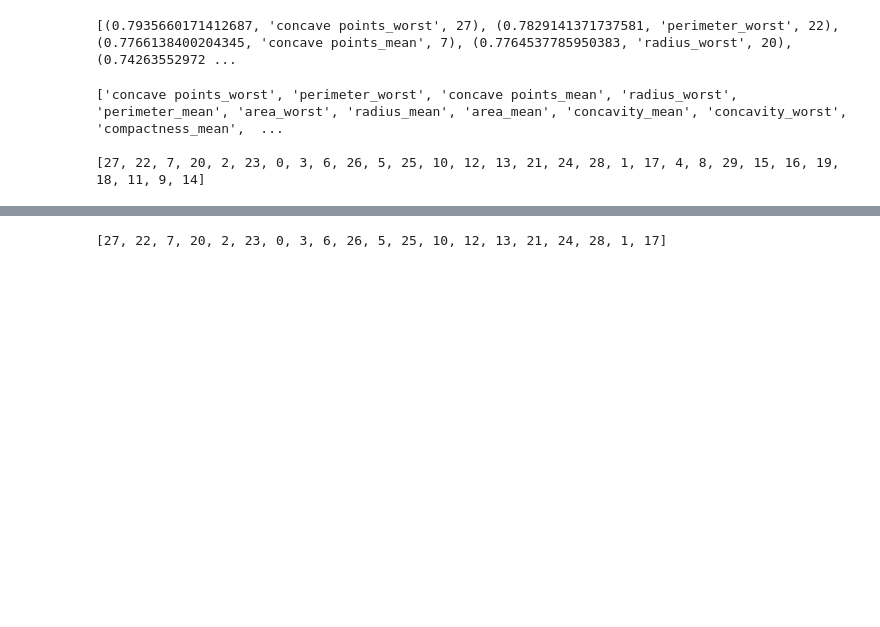
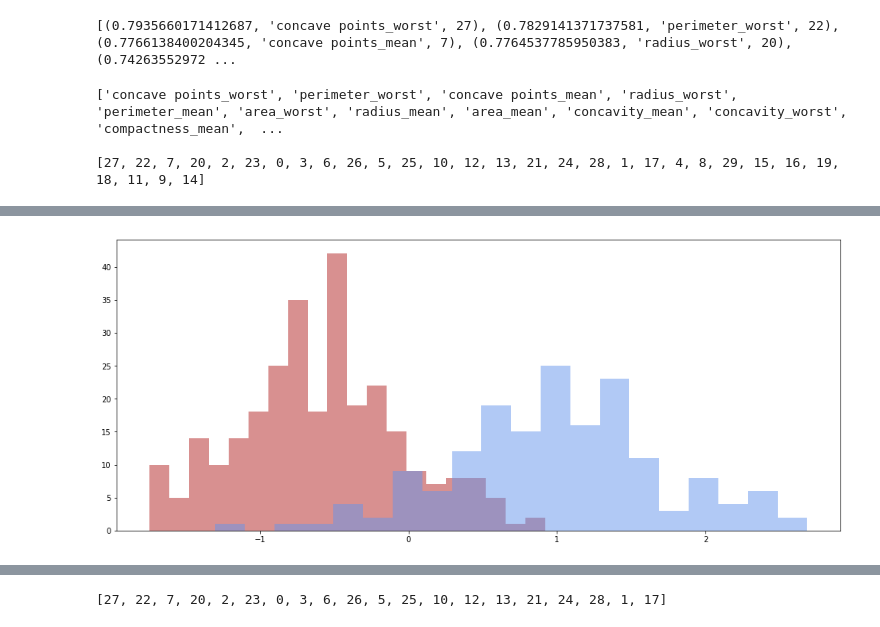
Before and after one commit to dalurie/Breast_Cancer_FNA, a Jupyter notebook: Breast_Cancer_FNA.ipynb, the cells around one changed output, grey strips where cells are left out. Saved outputs shown, nothing was run; the diff lists cells and outputs as text; code cells hidden in the pictures; blank space fills up the shorter version.

```diff
--- a/Breast_Cancer_FNA.ipynb
+++ b/Breast_Cancer_FNA.ipynb
@@ -236,0 +189,24 @@ for i in range(5):
+# %%
+def separate_diag(x):
+    """
+    x int 0 to 29, most to least correlated features
+    separates feature column into two lists of benign and malignant
+    """
+    temp_ben = []
+    for i in range(len(data_train)):
+        if diag_train[i] == 0:
+            temp_ben.append(data_train[:,corr_columns[x]][i])
+    temp_mal = []
+    for i in range(len(data_train)):
+        if diag_train[i] == 1:
+            temp_mal.append(data_train[:,corr_columns[x]][i])
+    return temp_ben,temp_mal
+# %%
+# feature 'concave points_worst' by itself shows good separation of samples
+x,y = separate_diag(0)
+plt.figure(figsize=(17,7))
+plt.hist(x,bins=20,alpha=.5,color='firebrick')
+plt.hist(y,bins=20,alpha=.5,color='#6495ed')
+plt.show()
+# %% [output]
+[figure, added]
```
Also changed, not shown: parts of 61 cells of this notebook.
